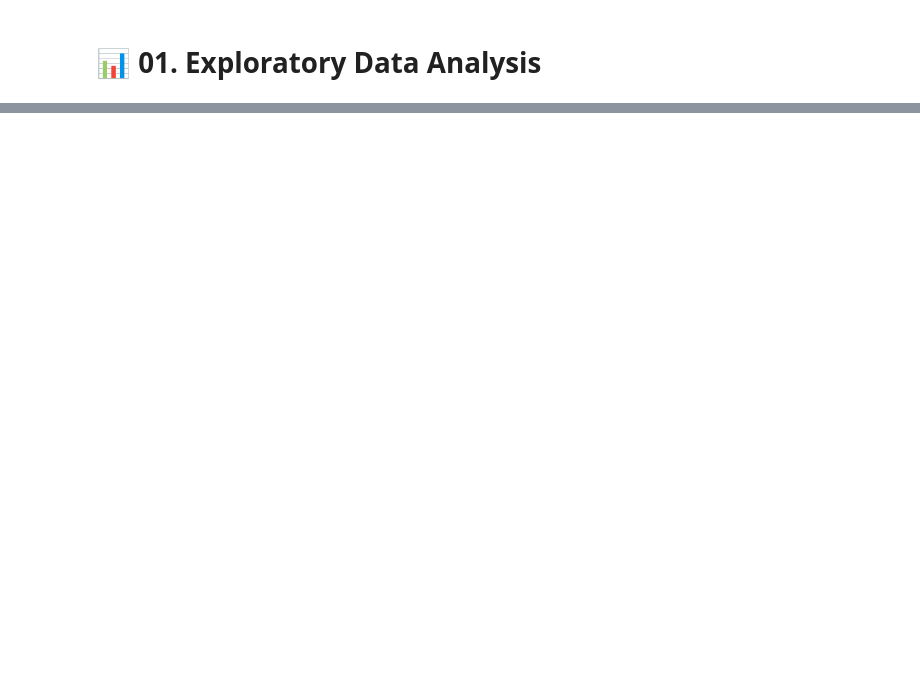
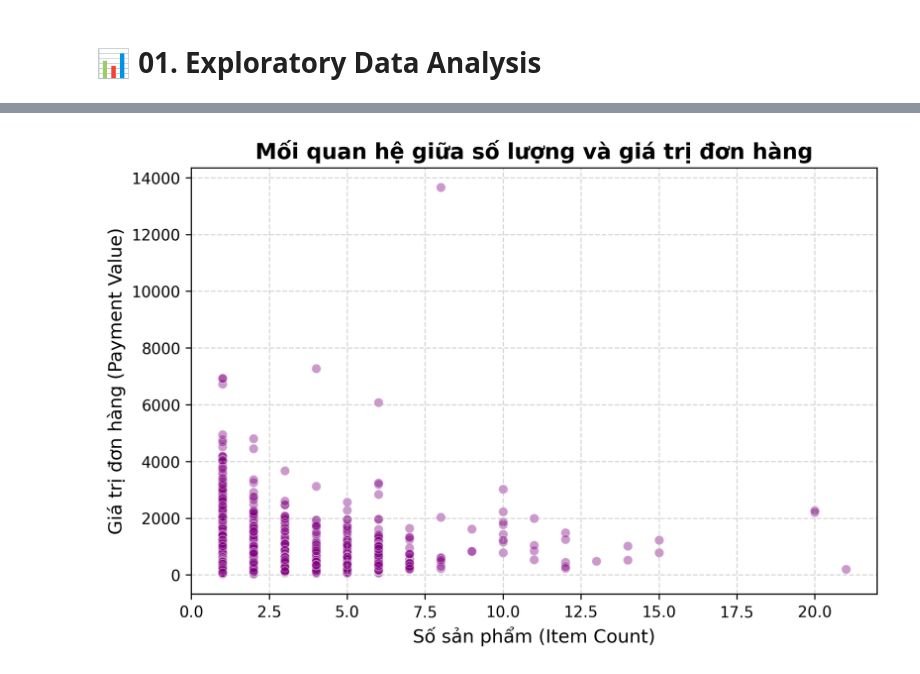
Before and after one commit to lkbdayyy/return-prediction, a Jupyter notebook: notebooks/01_eda.ipynb, the cells around one changed output, grey strips where cells are left out. Saved outputs shown, nothing was run; the diff lists cells and outputs as text; code cells hidden in the pictures; blank space fills up the shorter version.

```diff
--- a/notebooks/01_eda.ipynb
+++ b/notebooks/01_eda.ipynb
@@ -26,0 +89,9 @@ plt.show()
+# %%
+# Biểu đồ 10: Phân tán Scatter
+plt.figure(figsize=(8,5))
+plt.scatter(df['item_count'], df['payment_value'], alpha=0.4, c='purple')
+plt.title('Mối quan hệ giữa số lượng và giá trị đơn hàng', fontweight='bold', fontsize=14)
+plt.savefig('item_vs_payment_scatter.png', bbox_inches='tight', dpi=300)
+plt.show()
+# %% [output]
+[figure, added]
```
Also changed, not shown: parts of 11 cells of this notebook, 4 other files.
